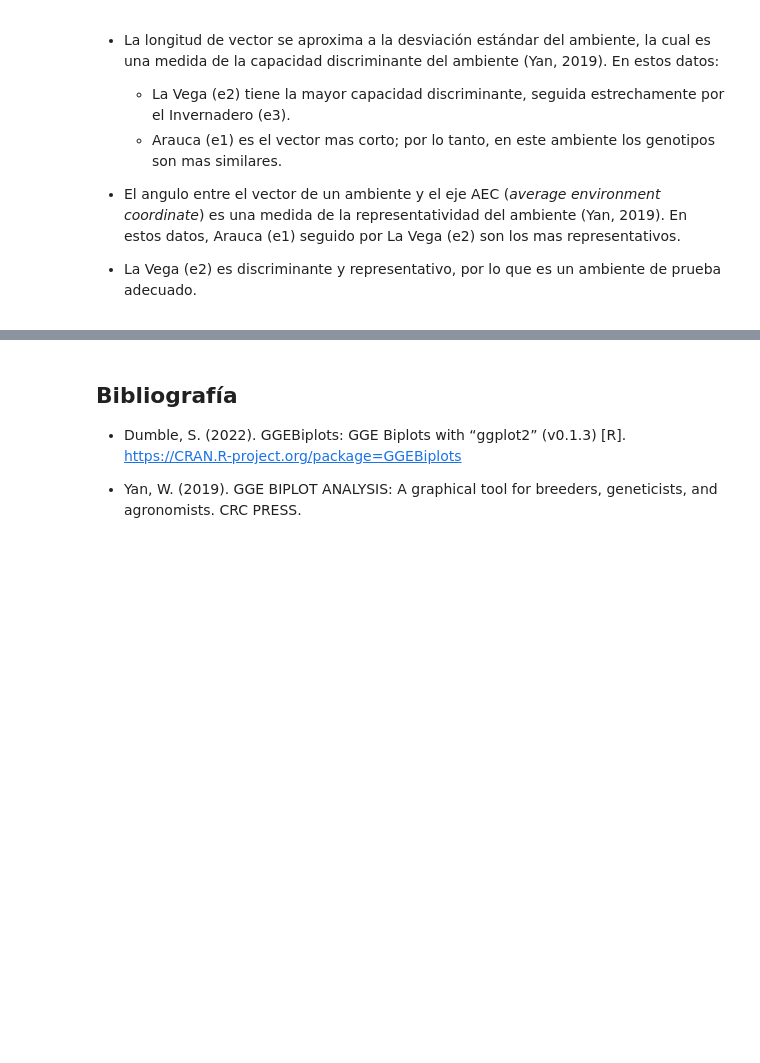
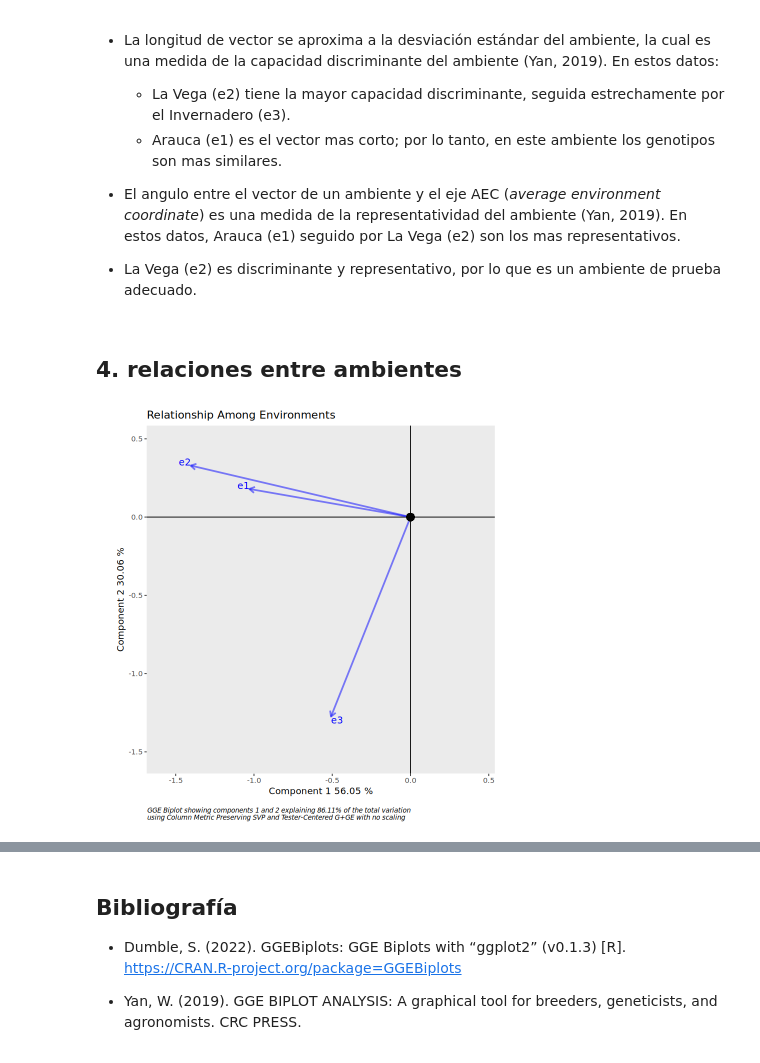
Before and after one commit to hdescobarh/journey-resolution, a Jupyter notebook: GRC_Taller02_GxE/Code/mi_solucion.ipynb, the cells around one changed output, grey strips where cells are left out. Cells and saved outputs as stored; diff of their text form; code cells hidden in the pictures; blank space fills up the shorter version.

```diff
--- a/GRC_Taller02_GxE/Code/mi_solucion.ipynb
+++ b/GRC_Taller02_GxE/Code/mi_solucion.ipynb
@@ -137,3 +137,9 @@ A data.frame: 3 × 2
 - El angulo entre el vector de un ambiente y el eje AEC (_average environment coordinate_) es una medida de la representatividad del ambiente (Yan, 2019). En estos datos, Arauca (e1) seguido por La Vega (e2) son los mas representativos.
 
 - La Vega (e2) es discriminante y representativo, por lo que es un ambiente de prueba adecuado.
+# %% [markdown]
+## 4. relaciones entre ambientes
+# %%
+EnvRelationship(gge_model)
+# %% [output]
+[figure, added]
```
Also changed, not shown: parts of 9 cells of this notebook.
